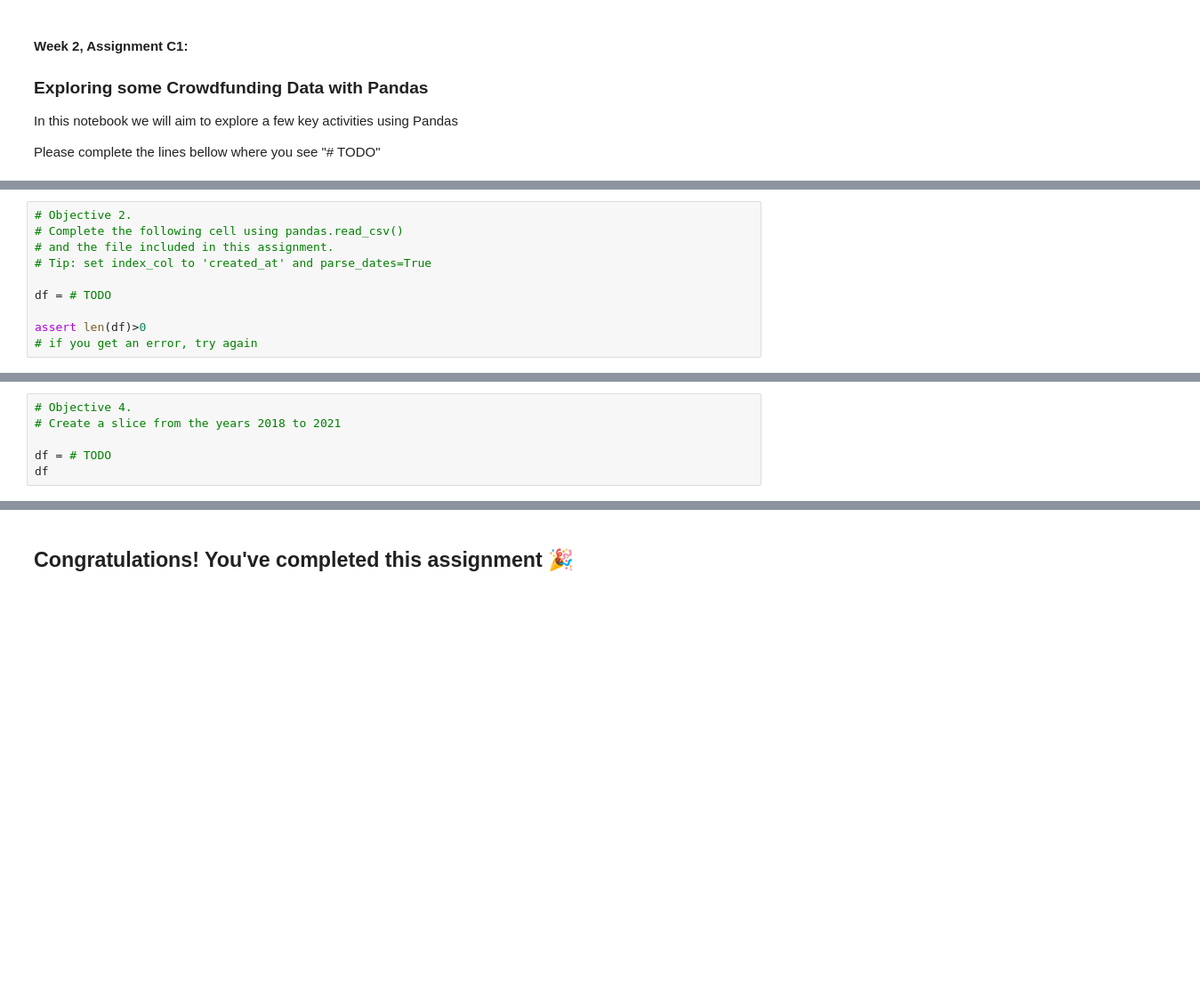
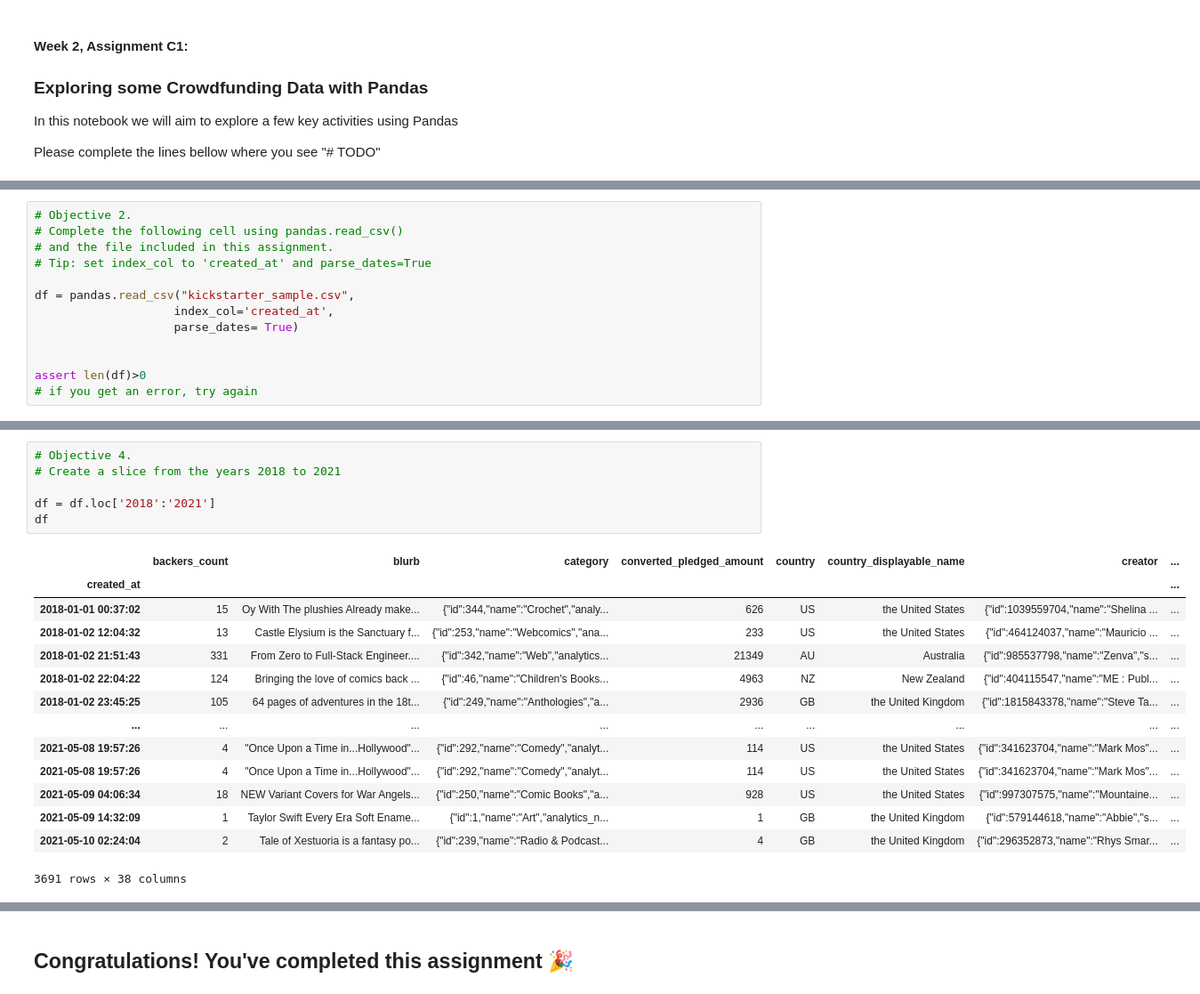
Before and after one commit to yasmeenAweed/week2-assignment, a Jupyter notebook: assignment_w2_c1_template (3).ipynb, the cells around one changed output, grey strips where cells are left out. Shown at 89% size. Cells and saved outputs as stored; diff of their text form; blank space fills up the shorter version.

```diff
--- a/assignment_w2_c1_template (3).ipynb
+++ b/assignment_w2_c1_template (3).ipynb
@@ -14,7 +16,10 @@ Please complete the lines bellow where you see "# TODO"
 # and the file included in this assignment.
 # Tip: set index_col to 'created_at' and parse_dates=True
 
-df = # TODO
+df = pandas.read_csv("kickstarter_sample.csv",
+                    index_col='created_at',
+                    parse_dates= True)
+
 
 assert len(df)>0
 # if you get an error, try again
@@ -25,9 +45,24 @@ df
 # %%
 # Objective 4.
 # Create a slice from the years 2018 to 2021
 
-df = # TODO
+df = df.loc['2018':'2021']
 df
+# %% [output]
+|  | backers_count | blurb | category | converted_pledged_amount | country | country_displayable_name | creator | ... |
+| created_at |  |  |  |  |  |  |  | ... |
+| 2018-01-01 00:37:02 | 15 | Oy With The plushies Already make... | {"id":344,"name":"Crochet","analy... | 626 | US | the United States | {"id":1039559704,"name":"Shelina ... | ... |
+| 2018-01-02 12:04:32 | 13 | Castle Elysium is the Sanctuary f... | {"id":253,"name":"Webcomics","ana... | 233 | US | the United States | {"id":464124037,"name":"Mauricio ... | ... |
+| 2018-01-02 21:51:43 | 331 | From Zero to Full-Stack Engineer.... | {"id":342,"name":"Web","analytics... | 21349 | AU | Australia | {"id":985537798,"name":"Zenva","s... | ... |
+| 2018-01-02 22:04:22 | 124 | Bringing the love of comics back ... | {"id":46,"name":"Children's Books... | 4963 | NZ | New Zealand | {"id":404115547,"name":"ME : Publ... | ... |
+| 2018-01-02 23:45:25 | 105 | 64 pages of adventures in the 18t... | {"id":249,"name":"Anthologies","a... | 2936 | GB | the United Kingdom | {"id":1815843378,"name":"Steve Ta... | ... |
+| ... | ... | ... | ... | ... | ... | ... | ... | ... |
+| 2021-05-08 19:57:26 | 4 | "Once Upon a Time in...Hollywood"... | {"id":292,"name":"Comedy","analyt... | 114 | US | the United States | {"id":341623704,"name":"Mark Mos"... | ... |
+| 2021-05-08 19:57:26 | 4 | "Once Upon a Time in...Hollywood"... | {"id":292,"name":"Comedy","analyt... | 114 | US | the United States | {"id":341623704,"name":"Mark Mos"... | ... |
+| 2021-05-09 04:06:34 | 18 | NEW Variant Covers for War Angels... | {"id":250,"name":"Comic Books","a... | 928 | US | the United States | {"id":997307575,"name":"Mountaine... | ... |
+| 2021-05-09 14:32:09 | 1 | Taylor Swift Every Era Soft Ename... | {"id":1,"name":"Art","analytics_n... | 1 | GB | the United Kingdom | {"id":579144618,"name":"Abbie","s... | ... |
+| 2021-05-10 02:24:04 | 2 | Tale of Xestuoria is a fantasy po... | {"id":239,"name":"Radio & Podcast... | 4 | GB | the United Kingdom | {"id":296352873,"name":"Rhys Smar... | ... |
+3691 rows × 38 columns
 # %%
 # Objective 5.
 # slice into the following collumns
```
Also changed, not shown: parts of 11 cells of this notebook.
